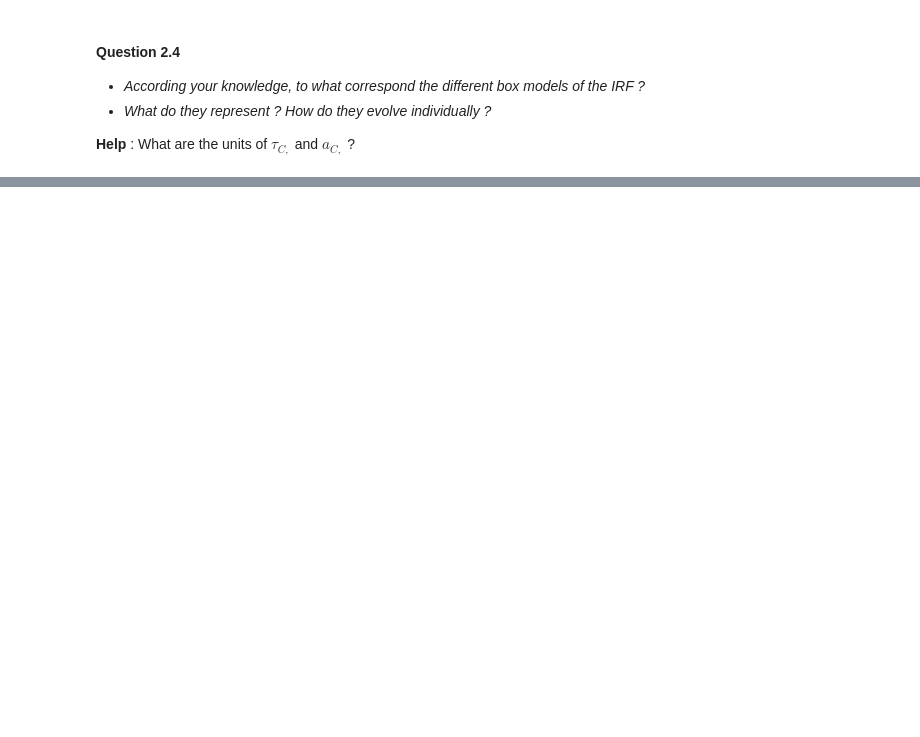
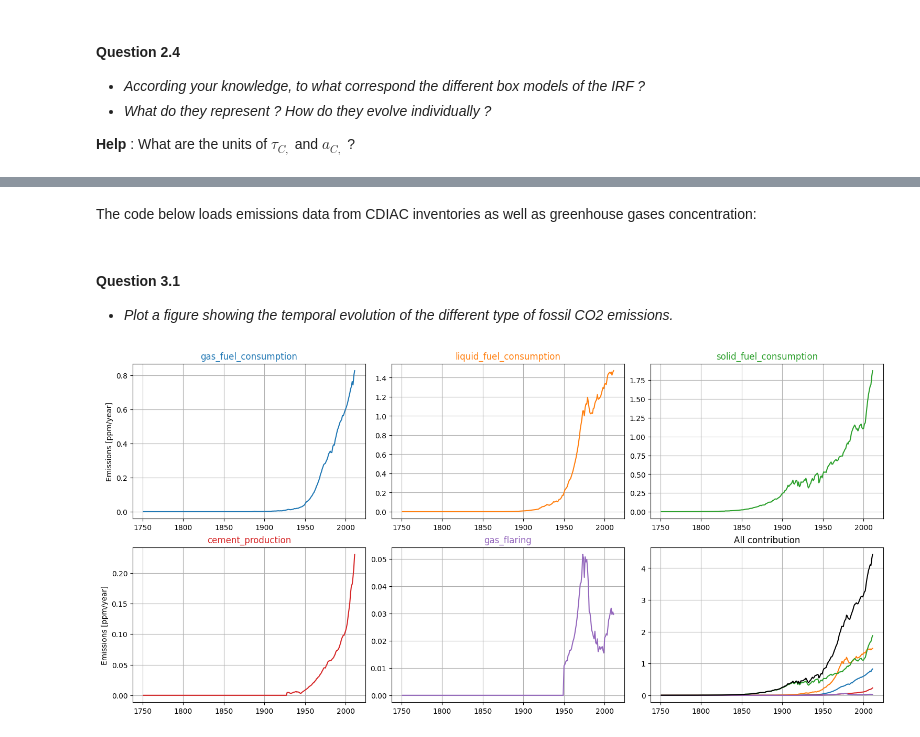
Before and after one commit to acsed-dot/TP-MSOAC-Climate_change, a Jupyter notebook: topics/5-irf.ipynb, the cells around one changed output, grey strips where cells are left out. Drawn from its saved outputs; the diff is of its cells as text; code cells hidden in the pictures; blank space fills up the shorter version.

```diff
--- a/topics/5-irf.ipynb
+++ b/topics/5-irf.ipynb
@@ -558,0 +567,2 @@ $$
+# %% [markdown]
+The code below loads emissions data from CDIAC inventories as well as greenhouse gases concentration:
@@ -558,0 +601,35 @@ $$
+# %% [markdown]
+#### Question 3.1
+
+* _Plot a figure showing the temporal evolution of the different type of fossil CO2 emissions._
+# %%
+fig, axs = plt.subplots(2, 3, layout='constrained', figsize=(15, 7))
+gridspec = axs[0, 0].get_subplotspec().get_gridspec()
+
+colors   = ['tab:blue', 'tab:orange', 'tab:green', 'tab:red', 'tab:purple']
+
+for i in range(len(CDIAC['global'].variables)-2):
+    lgd = list(CDIAC['global'].variables)[i+1]
+    dat = CDIAC['global'][lgd]
+    col = colors[i]
+
+    ax  = axs[i//3, i%3]
+
+    ax.set_title(lgd.split('carbon_emissions_from_')[1], y=1, color=col)
+    ax.plot(np.arange(1751, 1751+len(dat)), dat, color=col)
+
+    axs[1,2].plot(np.arange(1751, 1751+len(dat)), dat, color=col, label=lgd)
+
+    ax.grid(True)
+
+    if i%3 == 0:
+        ax.set_ylabel("Emissions [ppm/year]")
+
+# all contrib
+dat = CDIAC['global']['total_carbon_emissions']
+axs[1,2].set_title('All contribution')
+axs[1,2].plot(np.arange(1751, 1751+len(dat)), dat, color='k', label='total')
+
+axs[1,2].grid(True)
+# %% [output]
+[figure, added]
```
Also changed, not shown: parts of 45 cells of this notebook.
